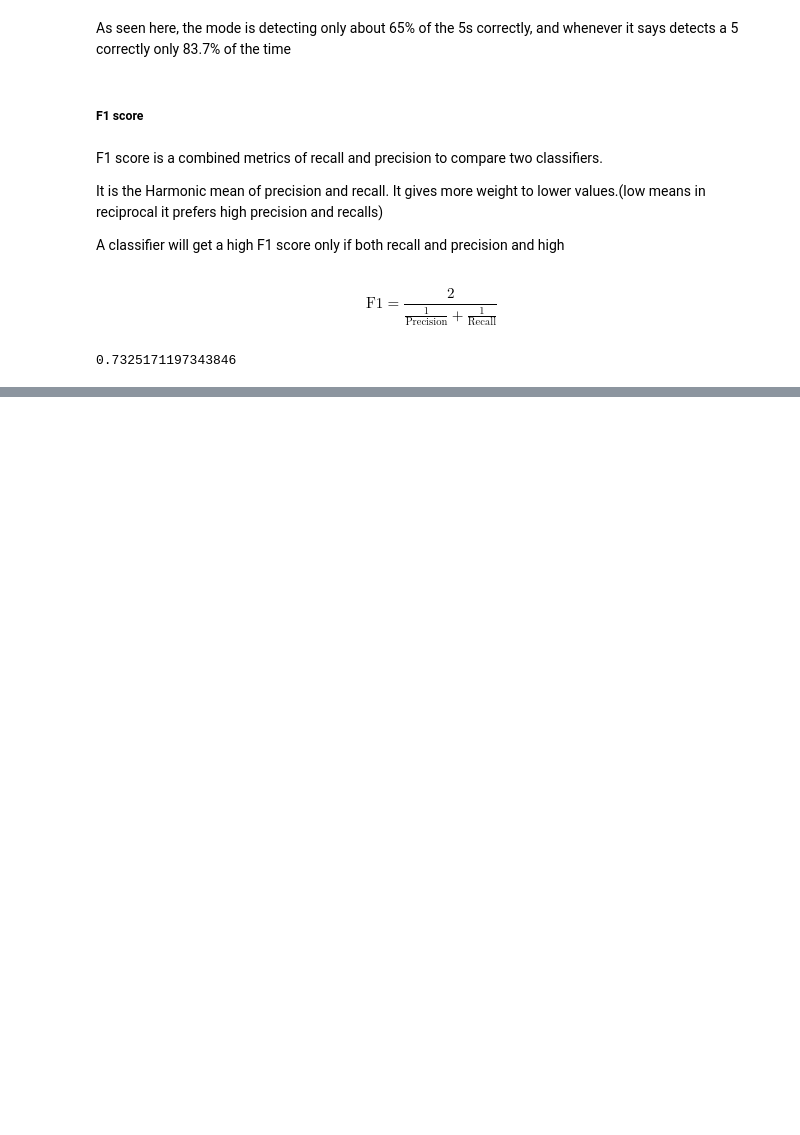
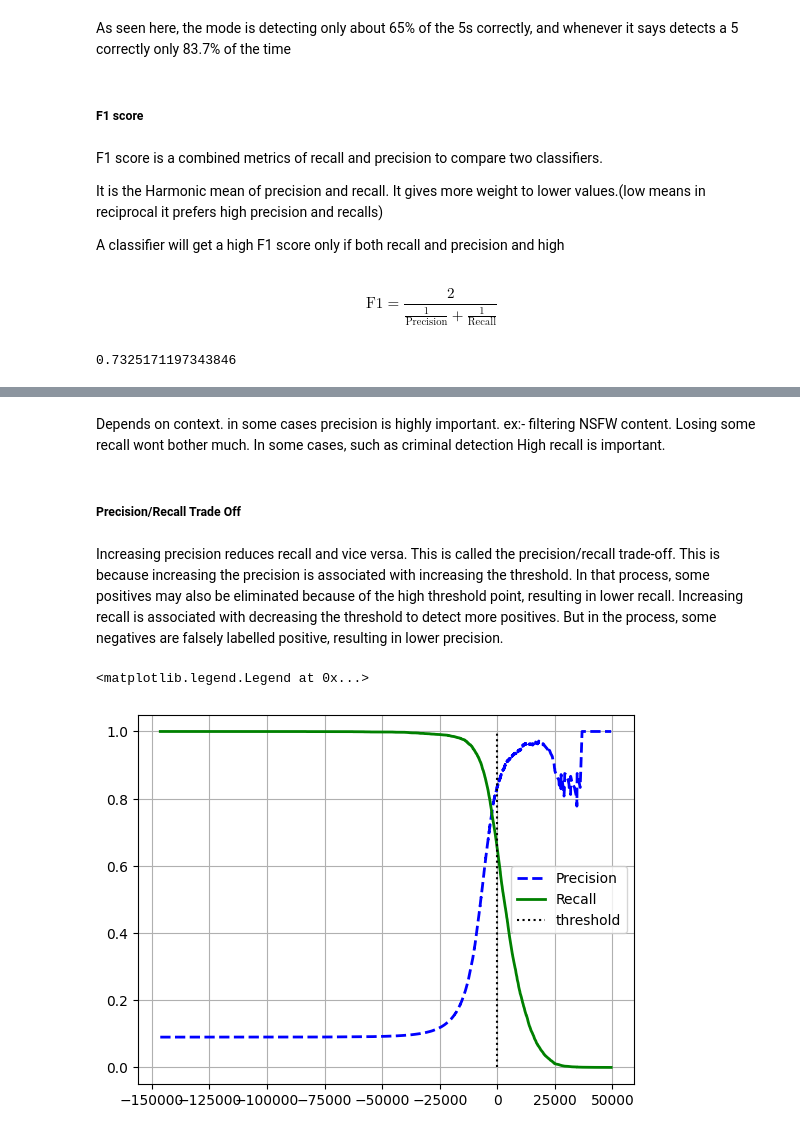
Before and after one commit to Peddinti-Sriram-Bharadwaj/gate_ml, a Jupyter notebook: classification/Classification.ipynb, the cells around one changed output, grey strips where cells are left out. Drawn from its saved outputs; the diff is of its cells as text; code cells hidden in the pictures; blank space fills up the shorter version.

```diff
--- a/classification/Classification.ipynb
+++ b/classification/Classification.ipynb
@@ -99,7 +99,7 @@ def single_digit_model(digit, x_train, y_train):
     y_train_5 = (y_train == '5')
     sgd_clf = SGDClassifier(random_state=42)
     sgd_clf.fit(x_train, y_train_5)
-    return model
+    return sgd_clf
 # %%
 digit = '5'
 # %%
@@ -192,0 +195,8 @@ f1_score(y_train_digit, y_train_pred)
+# %% [markdown]
+Depends on context. in some cases precision is highly important. ex:- filtering NSFW content. Losing some recall wont bother much. In some cases, such as criminal detection High recall is important.
+# %% [markdown]
+##### Precision/Recall Trade Off
+# %% [markdown]
+Increasing precision reduces recall and vice versa.
+This is called the precision/recall trade-off. This is because increasing the precision is associated with increasing the threshold. In that process, some positives may also be eliminated because of the high threshold point, resulting in lower recall.
+Increasing recall is associated with decreasing the threshold to detect more positives. But in the process, some negatives are falsely labelled positive, resulting in lower precision.
@@ -192,0 +205,13 @@ f1_score(y_train_digit, y_train_pred)
+# %%
+y_scores = cross_val_predict(model, x_train, y_train_digit, cv = 3, method = 'decision_function')
+precisions, recalls, thresholds = precision_recall_curve(y_train_digit, y_scores)
+# %%
+threshold = 0
+plt.plot(thresholds, precisions[:-1], "b--", label = "Precision", linewidth=2)
+plt.plot(thresholds, recalls[:-1], "g-", label = "Recall", linewidth=2)
+plt.grid(True)
+plt.vlines(threshold, 0, 1.0, "k", "dotted", label="threshold")
+plt.legend()
+# %% [output]
+<matplotlib.legend.Legend at 0x...>
+[figure, added]
```
Also changed, not shown: parts of 14 cells of this notebook, 1 other file.
